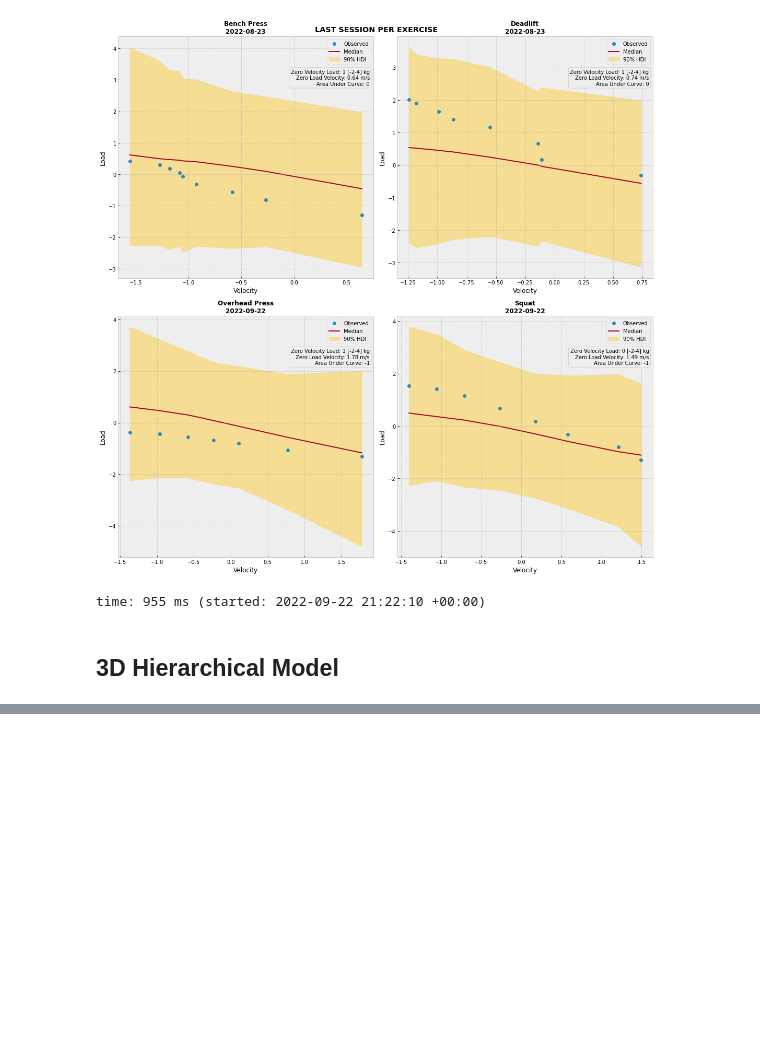
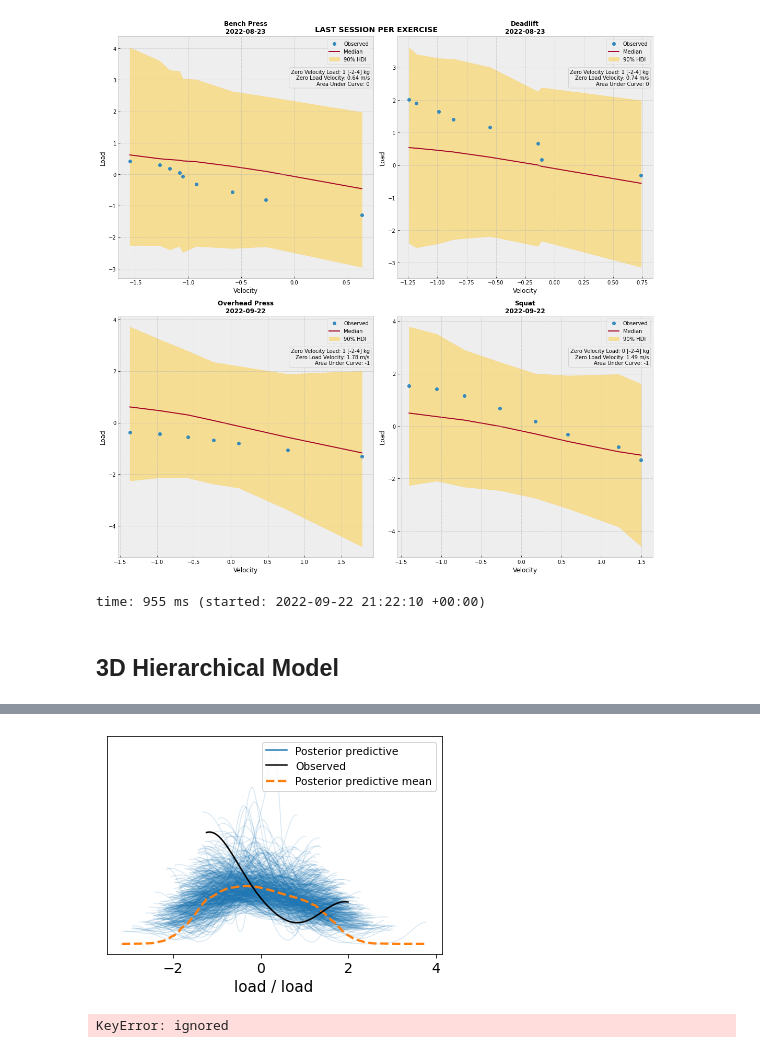
Before and after one commit to mattiasthalen/Bayesian-Velocity-Profiling, a Jupyter notebook: Bayesian_Velocity_Profiling.ipynb, the cells around one changed output, grey strips where cells are left out. Cells and saved outputs as stored; diff of their text form; code cells hidden in the pictures; blank space fills up the shorter version.

Commit message:
Experiment with long data inference

```diff
--- a/Bayesian_Velocity_Profiling.ipynb
+++ b/Bayesian_Velocity_Profiling.ipynb
@@ -1617,3 +1616,25 @@ Data variables:
     load_std             (exercise, date, observation) float64 -1.237 ... 2.001
     velocity_std_masked  (exercise, date, observation) float64 1.988 ... -1.483
     load_std_masked      (exercise, date, observation) float64 -1.237 ... 2.001
+# %%
+'''
+n_exercises = dataset.dims['exercise']
+n_dates = dataset.dims['date']
+n_observations = dataset.dims['observation']
+
+exercise_date_idx = [[i]*n_dates for i in np.arange(n_exercises)]
+exercise_idx = [[[i]*n_observations for j in np.arange(n_dates)] for i in np.arange(n_exercises)]
+date_idx = [[[j]*n_observations for j in np.arange(n_dates)] for i in np.arange(n_exercises)]
+'''
+velocity_data = dataset['velocity_std_masked']
+load_data = dataset['load_std_masked']
+
+velocity_long = velocity_data.to_dataframe().drop(columns='mask').reset_index()
+load_long = load_data.to_dataframe().drop(columns='mask').reset_index()
+
+exercise_idx, exercises = pd.factorize(load_long.exercise)
+date_idx, date = pd.factorize(load_long.date)
+exercise_date_idx, exercise_date = pd.factorize(load_long.apply(lambda x: x.exercise + '_' + x.date, axis=1))
+
+velocity_data = velocity_long.velocity_std_masked.values
+load_data = load_long.load_std_masked.values
@@ -1678,0 +1739,16 @@ ValueError: ignored
+# %%
+three_d_idata.extend(pm.sample(model = model, draws = 500, tune = 500, chains = 1))
+# %%
+three_d_idata.extend(pm.sample_posterior_predictive(model = model, trace = three_d_idata))
+# %%
+_ = az.plot_ppc(three_d_idata,
+                coords = {
+                            #'exercise': ['squat'],
+                            'date': ['2020-08-10']
+                          })
+# %% [output]
+[figure, added]
+# %%
+_ = az.plot_lm(idata = three_d_idata, x = 'velocity', y = 'load', y_hat = 'load_estimate')
+# %% [output]
+KeyError: ignored
```
Also changed, not shown: parts of 9 cells of this notebook.
